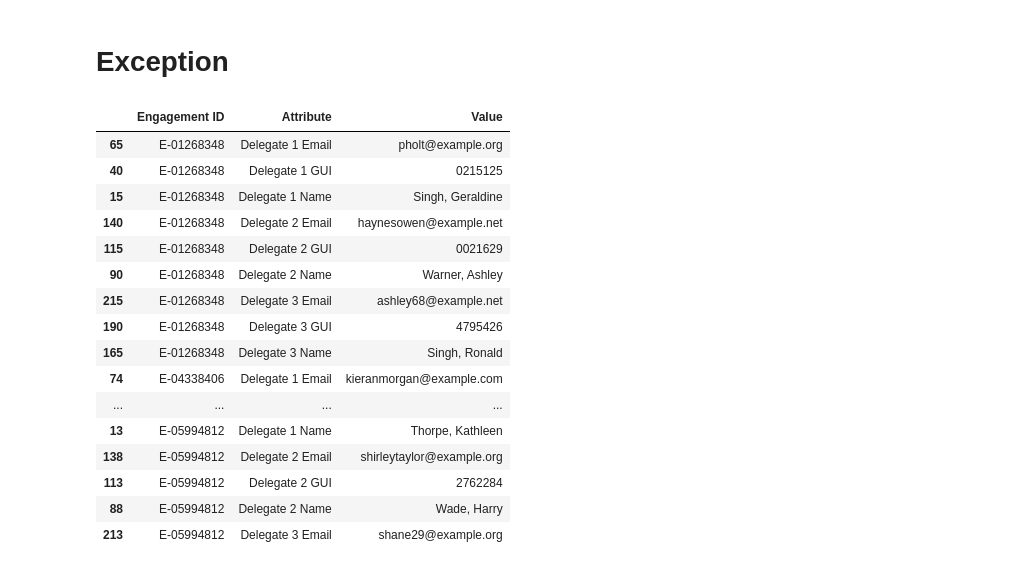
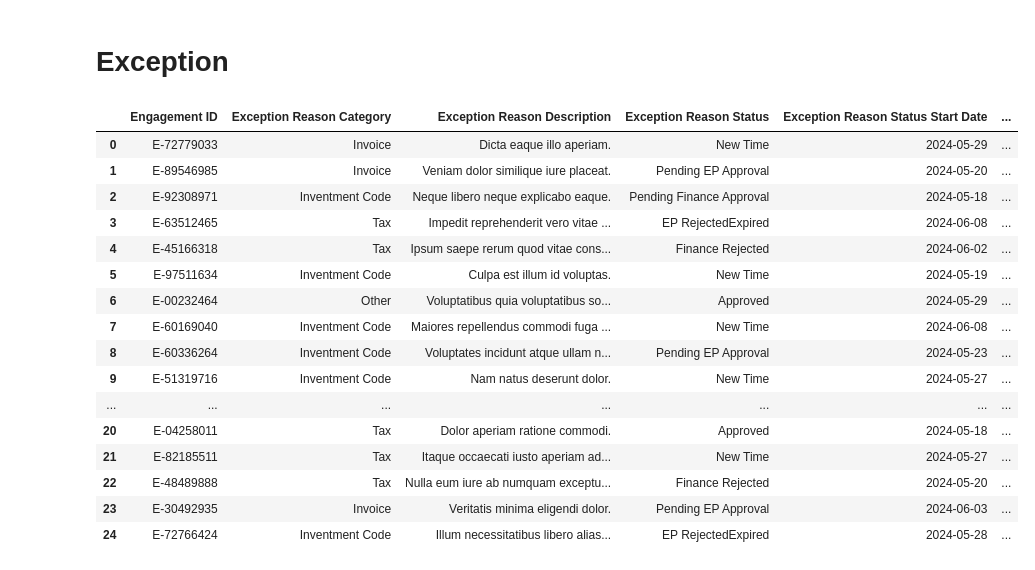
Before and after one commit to solstice035/outreachOptimisation, a Jupyter notebook: inputData/fakerData.ipynb, the cells around one changed output. Saved outputs shown, nothing was run; the diff lists cells and outputs as text; code cells hidden in the pictures.

```diff
--- a/inputData/fakerData.ipynb
+++ b/inputData/fakerData.ipynb
@@ -112,80 +131,42 @@ df_email.to_excel("./dummyData/test_emailList.xlsx", index=False)
 # Exception
 # %%
 # list of random engagement_id, append additional columns to the list as a df. Columns are: Engagement ID, Exception Reason, Exception Reason Description, Exception Reason Category, Exception Reason Subcategory, Exception Reason Type, Exception Reason Status, Exception Reason Status Description, Exception Reason Status Category,  Exception Reason Status Type, Exception Reason Status Start Date, Exception Reason Status User, Exception Reason Status User GUI, Exception Reason Status User Email
-engagement_id = df['Engagement ID'].sample(n=25).tolist()
+engagement_id = df['Engagement ID'].sample(n=50).tolist()
 exception_reason_category = []
 exception_reason_description = []
 exception_reason_status = []
 exception_reason_start_date = []
 exception_reason_status_user = []
 exception_reason_status_user_gui = []
 exception_reason_status_user_email = []
 
 for i in engagement_id:
     exception_reason_category.append(random.choice (["Tax", "Inventment Code", "Invoice", "Other"]))
     exception_reason_description.append(fake.sentence())
     exception_reason_status.append(random.choice (["Pending EP Approval", "Pending Finance Approval", "Approved", " Finance Rejected", "EP Rejected" "Expired", "New Time"]))
     exception_reason_start_date.append(fake.date_between(start_date='-4w', end_date='today'))
     exception_reason_status_user.append(fake.last_name() + ", " + fake.first_name())
     exception_reason_status_user_gui.append(fake.unique.pystr_format("#######"))
     exception_reason_status_user_email.append(fake.safe_email())
 
 df_exception = pd.DataFrame(list(zip(engagement_id, exception_reason_category, exception_reason_description, exception_reason_status, exception_reason_start_date, exception_reason_status_user, exception_reason_status_user_gui, exception_reason_status_user_email)), columns=['Engagement ID', 'Exception Reason Category', 'Exception Reason Description', 'Exception Reason Status', 'Exception Reason Status Start Date', 'Exception Reason Status User', 'Exception Reason Status User GUI', 'Exception Reason Status User Email'])
 
 df_exception.head(25)
-
-df_exception.to_excel("./dummyData/test_exceptionData.xlsx", index=False)
+# %% [output]
+|  | Engagement ID | Exception Reason Category | Exception Reason Description | Exception Reason Status | Exception Reason Status Start Date | ... |
+| 0 | E-72779033 | Invoice | Dicta eaque illo aperiam. | New Time | 2024-05-29 | ... |
+| 1 | E-89546985 | Invoice | Veniam dolor similique iure placeat. | Pending EP Approval | 2024-05-20 | ... |
+| 2 | E-92308971 | Inventment Code | Neque libero neque explicabo eaque. | Pending Finance Approval | 2024-05-18 | ... |
+| 3 | E-63512465 | Tax | Impedit reprehenderit vero vitae ... | EP RejectedExpired | 2024-06-08 | ... |
+| 4 | E-45166318 | Tax | Ipsum saepe rerum quod vitae cons... | Finance Rejected | 2024-06-02 | ... |
+| 5 | E-97511634 | Inventment Code | Culpa est illum id voluptas. | New Time | 2024-05-19 | ... |
+| 6 | E-00232464 | Other | Voluptatibus quia voluptatibus so... | Approved | 2024-05-29 | ... |
+| 7 | E-60169040 | Inventment Code | Maiores repellendus commodi fuga ... | New Time | 2024-06-08 | ... |
+| 8 | E-60336264 | Inventment Code | Voluptates incidunt atque ullam n... | Pending EP Approval | 2024-05-23 | ... |
+| 9 | E-51319716 | Inventment Code | Nam natus deserunt dolor. | New Time | 2024-05-27 | ... |
+| ... | ... | ... | ... | ... | ... | ... |
+| 20 | E-04258011 | Tax | Dolor aperiam ratione commodi. | Approved | 2024-05-18 | ... |
+| 21 | E-82185511 | Tax | Itaque occaecati iusto aperiam ad... | New Time | 2024-05-27 | ... |
+| 22 | E-48489888 | Tax | Nulla eum iure ab numquam exceptu... | Finance Rejected | 2024-05-20 | ... |
+| 23 | E-30492935 | Invoice | Veritatis minima eligendi dolor. | Pending EP Approval | 2024-06-03 | ... |
+| 24 | E-72766424 | Inventment Code | Illum necessitatibus libero alias... | EP RejectedExpired | 2024-05-28 | ... |
-# %%
-# create delegate table
-engagement_id = df['Engagement ID'].sample(n=25).tolist()
-delegate_1_name = []
-delegate_1_gui = []
-delegate_1_email = []
-delegate_2_name = []
-delegate_2_gui = []
-delegate_2_email = []
-delegate_3_name = []
-delegate_3_gui = []
-delegate_3_email = []
-
-for i in engagement_id:
-    delegate_1_name.append(fake.last_name() + ", " + fake.first_name())
-    delegate_1_gui.append(fake.unique.pystr_format("#######"))
-    delegate_1_email.append(fake.safe_email())
-    delegate_2_name.append(fake.last_name() + ", " + fake.first_name())
-    delegate_2_gui.append(fake.unique.pystr_format("#######"))
-    delegate_2_email.append(fake.safe_email())
-    delegate_3_name.append(fake.last_name() + ", " + fake.first_name())
-    delegate_3_gui.append(fake.unique.pystr_format("#######"))
-    delegate_3_email.append(fake.safe_email())
-
-df_delegate = pd.DataFrame(list(zip(engagement_id, delegate_1_name, delegate_1_gui, delegate_1_email, delegate_2_name, delegate_2_gui, delegate_2_email, delegate_3_name, delegate_3_gui, delegate_3_email)), columns=['Engagement ID', 'Delegate 1 Name', 'Delegate 1 GUI', 'Delegate 1 Email', 'Delegate 2 Name', 'Delegate 2 GUI', 'Delegate 2 Email', 'Delegate 3 Name', 'Delegate 3 GUI', 'Delegate 3 Email'])
-
-
-# unpivot the data: name, email and gui
-df_delegate = pd.melt(df_delegate, id_vars=['Engagement ID'], value_vars=['Delegate 1 Name', 'Delegate 1 GUI', 'Delegate 1 Email', 'Delegate 2 Name', 'Delegate 2 GUI', 'Delegate 2 Email', 'Delegate 3 Name', 'Delegate 3 GUI', 'Delegate 3 Email'], var_name='Attribute', value_name='Value')
-df_delegate = df_delegate.sort_values(by=['Engagement ID', 'Attribute'])
-
-
-# Save the DataFrame to a excel file
-df_delegate.to_excel("./dummyData/test_delegateData.xlsx", index=False)
-
-df_delegate.head(25)
-# %% [output]
-|  | Engagement ID | Attribute | Value |
-| 65 | E-01268348 | Delegate 1 Email | pholt@example.org |
-| 40 | E-01268348 | Delegate 1 GUI | 0215125 |
-| 15 | E-01268348 | Delegate 1 Name | Singh, Geraldine |
-| 140 | E-01268348 | Delegate 2 Email | haynesowen@example.net |
-| 115 | E-01268348 | Delegate 2 GUI | 0021629 |
-| 90 | E-01268348 | Delegate 2 Name | Warner, Ashley |
-| 215 | E-01268348 | Delegate 3 Email | ashley68@example.net |
-| 190 | E-01268348 | Delegate 3 GUI | 4795426 |
-| 165 | E-01268348 | Delegate 3 Name | Singh, Ronald |
-| 74 | E-04338406 | Delegate 1 Email | kieranmorgan@example.com |
-| ... | ... | ... | ... |
-| 13 | E-05994812 | Delegate 1 Name | Thorpe, Kathleen |
-| 138 | E-05994812 | Delegate 2 Email | shirleytaylor@example.org |
-| 113 | E-05994812 | Delegate 2 GUI | 2762284 |
-| 88 | E-05994812 | Delegate 2 Name | Wade, Harry |
-| 213 | E-05994812 | Delegate 3 Email | shane29@example.org |
```
Also changed, not shown: parts of 8 cells of this notebook.
